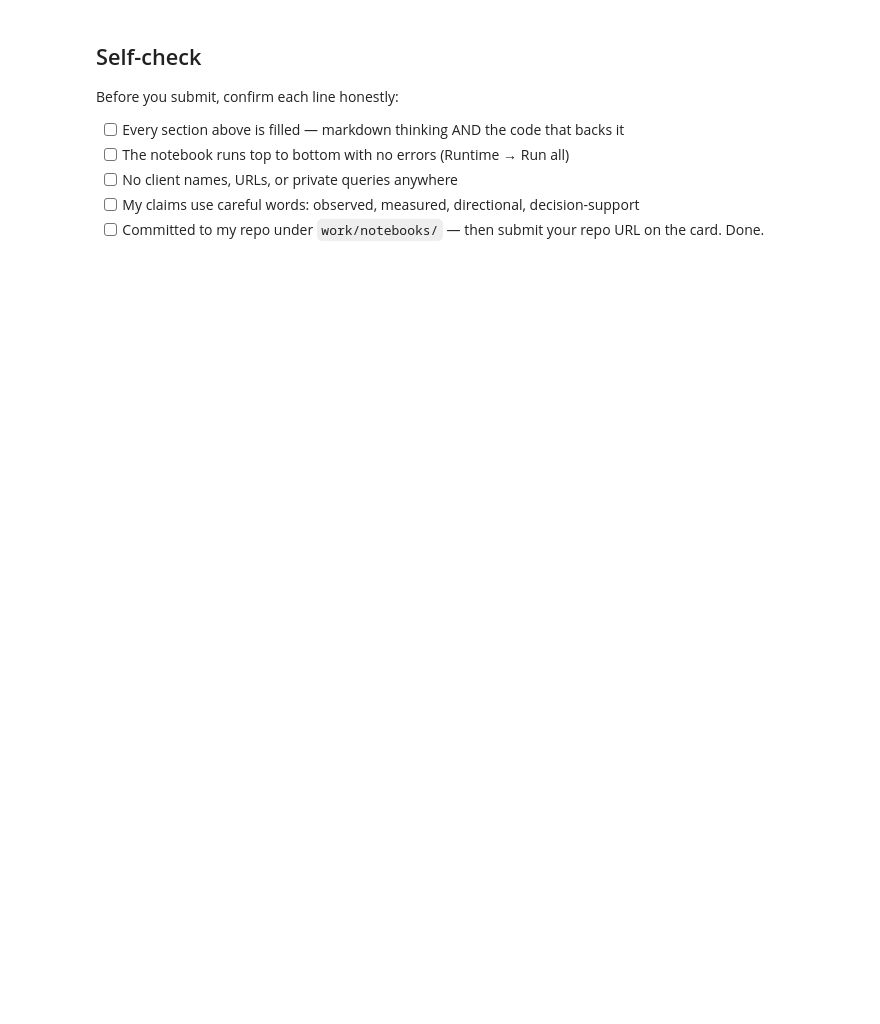
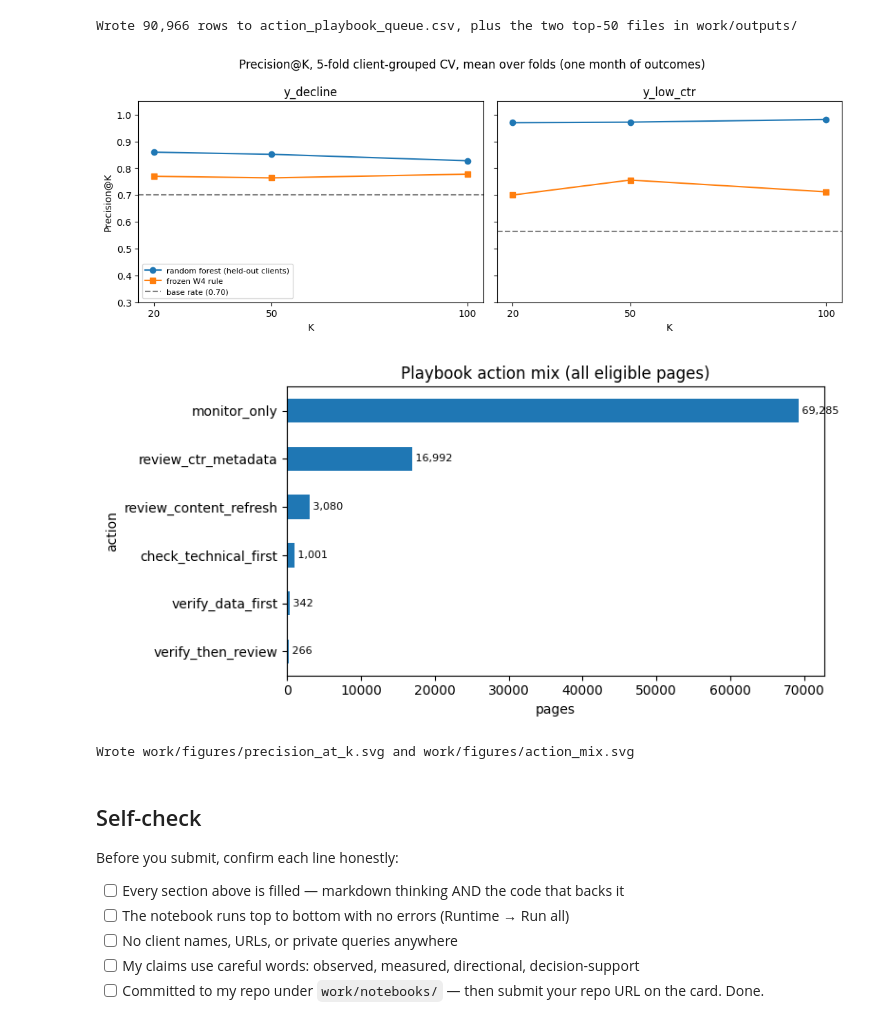
Before and after one commit to LukasDjuric/FlyRank_intership, a Jupyter notebook: work/notebooks/w07_action_playbook.ipynb, the cells around one changed output. Cells and saved outputs as stored; diff of their text form; code cells hidden in the pictures; blank space fills up the shorter version.

```diff
--- a/work/notebooks/w07_action_playbook.ipynb
+++ b/work/notebooks/w07_action_playbook.ipynb
@@ -273,0 +172,17 @@ Exported: work/figures/precision_at_k.svg, work/figures/action_mix.svg
+# %%
+# Lineage check: for pages W5 also scored, the predictions must match W5's out-of-fold file
+w5 = OUT / "w05_oof_predictions.csv"
+if w5.exists():
+    o = pd.read_csv(w5)
+    same_rows = (len(o) == len(df)
+                 and (o["content_hash_id"].to_numpy() == df["content_hash_id"].to_numpy()).all()
+                 and (o["client_hash_id"].to_numpy() == df["client_hash_id"].to_numpy()).all())
+    if same_rows:
+        for lab, col in [("y_decline", "p_decline"), ("y_low_ctr", "p_low_ctr")]:
+            d = (df[col] - o[f"oof_{lab}_random_forest"]).abs().max()
+            status = "OK" if d < 1e-6 else "DIFFERS (library version or data changed; re-run W5 before trusting the comparison)"
+            print(f"{lab}: max |this notebook - W5| on W5's rows = {d:.2e} -> {status}")
+    else:
+        print("W5 file has different rows or order than the W4 export: re-run W4 and W5 in order.")
+else:
+    print("w05_oof_predictions.csv not found: lineage check skipped (run w05_model.ipynb to enable it).")
@@ -274,3 +572,43 @@ Exported: work/figures/precision_at_k.svg, work/figures/action_mix.svg
+# %%
+export_cols = ["playbook_rank", "client_hash_id", "content_hash_id", "action", "action_why", "evidence_strength",
+               "reason_code", "model_prob", "p_decline", "p_low_ctr", "baseline_action_score", "rank",
+               "imp_early", "imp_may", "recent_ratio", "slip", "ctr_feat", "tier_expected_ctr", "ctr_gap",
+               "position_tier", "pos_feat", "days_with_imp_feat", "imp_jun", "y_decline", "y_low_ctr"]
+ranked[export_cols].to_csv(OUT / "action_playbook_queue.csv", index=False)
+review_queue[export_cols].to_csv(OUT / "action_playbook_review_top50.csv", index=False)
+check_queue[export_cols].to_csv(OUT / "action_playbook_check_top50.csv", index=False)
+print(f"Wrote {len(ranked):,} rows to action_playbook_queue.csv, plus the two top-50 files in work/outputs/")
+
+# Figure 1: Precision@K, model vs frozen baseline vs base rate (mean over the 5 client-grouped folds)
+fig, axes = plt.subplots(1, 2, figsize=(11, 4.2), sharey=True)
+for ax, lab in zip(axes, LABELS):
+    s = fold_pk[fold_pk.label == lab]
+    ax.plot(KS, [s[f"model P@{k}"].mean() for k in KS], marker="o", label="random forest (held-out clients)")
+    ax.plot(KS, [s[f"baseline P@{k}"].mean() for k in KS], marker="s", label="frozen W4 rule")
+    ax.axhline(s["base_rate"].mean(), color="gray", linestyle="--", label=f"base rate ({s['base_rate'].mean():.2f})")
+    ax.set_title(lab); ax.set_xlabel("K"); ax.set_xticks(list(KS)); ax.set_ylim(0.3, 1.05)
+axes[0].set_ylabel("Precision@K"); axes[0].legend(loc="lower left", fontsize=8)
+fig.suptitle("Precision@K, 5-fold client-grouped CV, mean over folds (one month of outcomes)")
+fig.tight_layout()
+fig.savefig(FIG / "precision_at_k.svg", bbox_inches="tight")
+plt.show()
+
+# Figure 2: action mix across all eligible pages
+mix = df["action"].value_counts().sort_values()
+fig, ax = plt.subplots(figsize=(8, 4))
+mix.plot(kind="barh", ax=ax)
+ax.set_title("Playbook action mix (all eligible pages)"); ax.set_xlabel("pages")
+for i, v in enumerate(mix.values):
+    ax.text(v, i, f" {v:,}", va="center", fontsize=8)
+fig.tight_layout()
+fig.savefig(FIG / "action_mix.svg", bbox_inches="tight")
+plt.show()
+print("Wrote work/figures/precision_at_k.svg and work/figures/action_mix.svg")
+# %% [output]
+Wrote 90,966 rows to action_playbook_queue.csv, plus the two top-50 files in work/outputs/
+[figure, added]
+[figure, added]
+Wrote work/figures/precision_at_k.svg and work/figures/action_mix.svg
 # %% [markdown]
 ## Self-check
 
```
Also changed, not shown: parts of 35 cells of this notebook.
